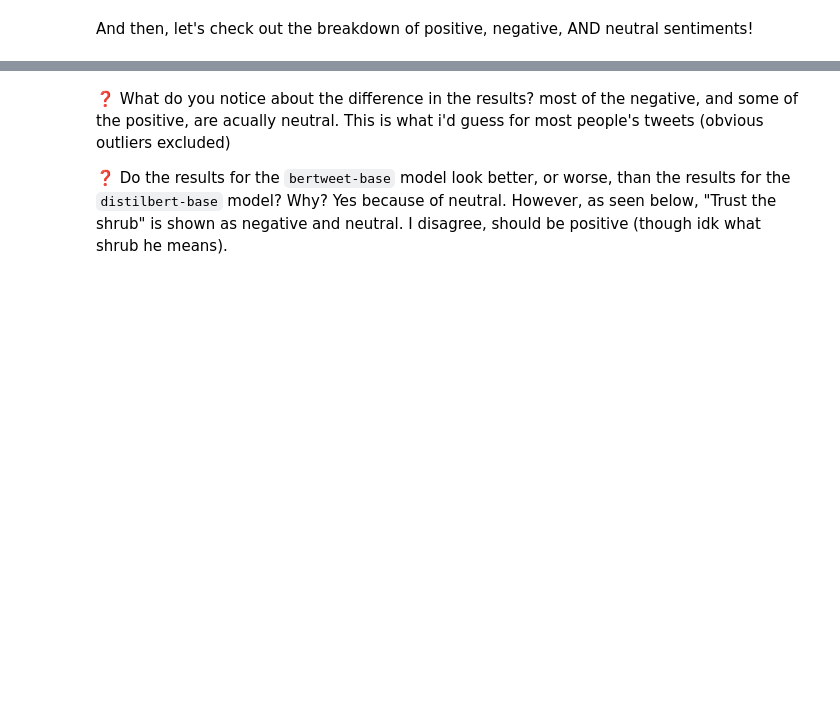
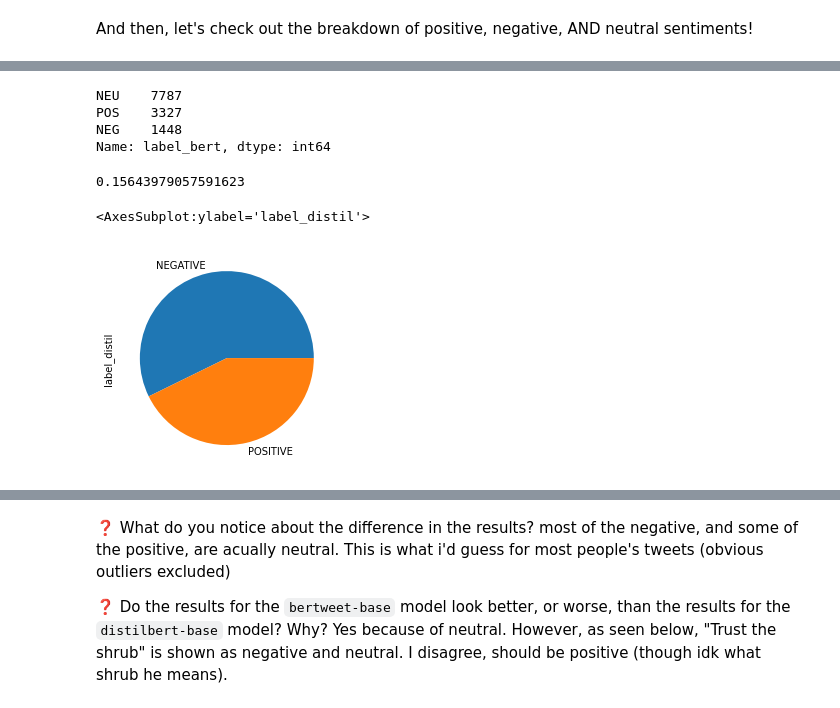
Before and after one commit to JonathanGrant/MLE-10, a Jupyter notebook: assignments/week-02-twitter-sentiment-analysis/nb/analyze-sentiment-twitter.ipynb, the cells around one changed output, grey strips where cells are left out. Cells and saved outputs as stored; diff of their text form; code cells hidden in the pictures; blank space fills up the shorter version.

```diff
--- a/assignments/week-02-twitter-sentiment-analysis/nb/analyze-sentiment-twitter.ipynb
+++ b/assignments/week-02-twitter-sentiment-analysis/nb/analyze-sentiment-twitter.ipynb
@@ -130,13 +121,6 @@ distil_sentiment = sentiment_pipeline(tweets[0:100])
 # %% [markdown]
 Let's check out the distribution of positive/negative Tweets and see the breakdown using Python's 🐍 standard library `collections.Counter`!
 # %%
-from collections import Counter
-
-tweet_distro = Counter([x['label'] for x in distil_sentiment])
-pos_sent_count = tweet_distro['POSITIVE']
-neg_sent_count = tweet_distro['NEGATIVE']
-total_sent_count = sum(tweet_distro.values())
-
-print(f"{pos_sent_count} ({pos_sent_count / total_sent_count * 100:.2f}%) of the tweets classified are positive.")
-print(f"{neg_sent_count} ({neg_sent_count / total_sent_count * 100:.2f}%) of the tweets classified are negative.")
+distil_df = pd.DataFrame(distil_sentiment)
+distil_df.describe()
 # %% [output]
@@ -151,19 +142,11 @@ bertweet_pipeline = pipeline(model="finiteautomata/bertweet-base-sentiment-analy
 # %% [markdown]
 Next, and the same as before, let's run the analysis on 100 of Elon's tweets.
 # %%
-bert_sentiment = bertweet_pipeline(tweets[0:100])
+bert_sentiment = bertweet_pipeline(list(df['tweet'].values))
 # %% [markdown]
 And then, let's check out the breakdown of positive, negative, AND neutral sentiments!
 # %%
-from collections import Counter
-
-tweet_distro = Counter([x['label'] for x in bert_sentiment])
-pos_sent_count = tweet_distro['POS']
-neu_sent_count = tweet_distro['NEU']
-neg_sent_count = tweet_distro['NEG']
-total_sent_count = sum(tweet_distro.values())
-
-print(f"{pos_sent_count} ({pos_sent_count / total_sent_count * 100:.2f}%) of the tweets classified are positive.")
-print(f"{neu_sent_count} ({neu_sent_count / total_sent_count * 100:.2f}%) of the tweets classified are neutral.")
-print(f"{neg_sent_count} ({neg_sent_count / total_sent_count * 100:.2f}%) of the tweets classified are negative.")
+bert_df = pd.DataFrame(bert_sentiment)
+print(bert_df)
+bert_df.describe()
 # %% [output]
@@ -172,0 +196,3 @@ print(f"{neg_sent_count} ({neg_sent_count / total_sent_count * 100:.2f}%) of the
+# %%
+tweet_df = df.merge(distil_df, left_index=True, right_index=True).merge(bert_df, left_index=True, right_index=True, suffixes=['_distil', '_bert'])
+tweet_df
@@ -172,0 +229,11 @@ print(f"{neg_sent_count} ({neg_sent_count / total_sent_count * 100:.2f}%) of the
+# %%
+tweet_df['label_bert'].value_counts()
+# %% [output]
+NEU    7787
+POS    3327
+NEG    1448
+Name: label_bert, dtype: int64
+# %%
+747 / (3327 + 1448)
+# %% [output]
+0.15643979057591623
@@ -172,0 +242,5 @@ print(f"{neg_sent_count} ({neg_sent_count / total_sent_count * 100:.2f}%) of the
+# %%
+tweet_df['label_distil'].value_counts().plot.pie()
+# %% [output]
+<AxesSubplot:ylabel='label_distil'>
+[figure, added]
```
Also changed, not shown: parts of 17 cells of this notebook, 1 other file.
